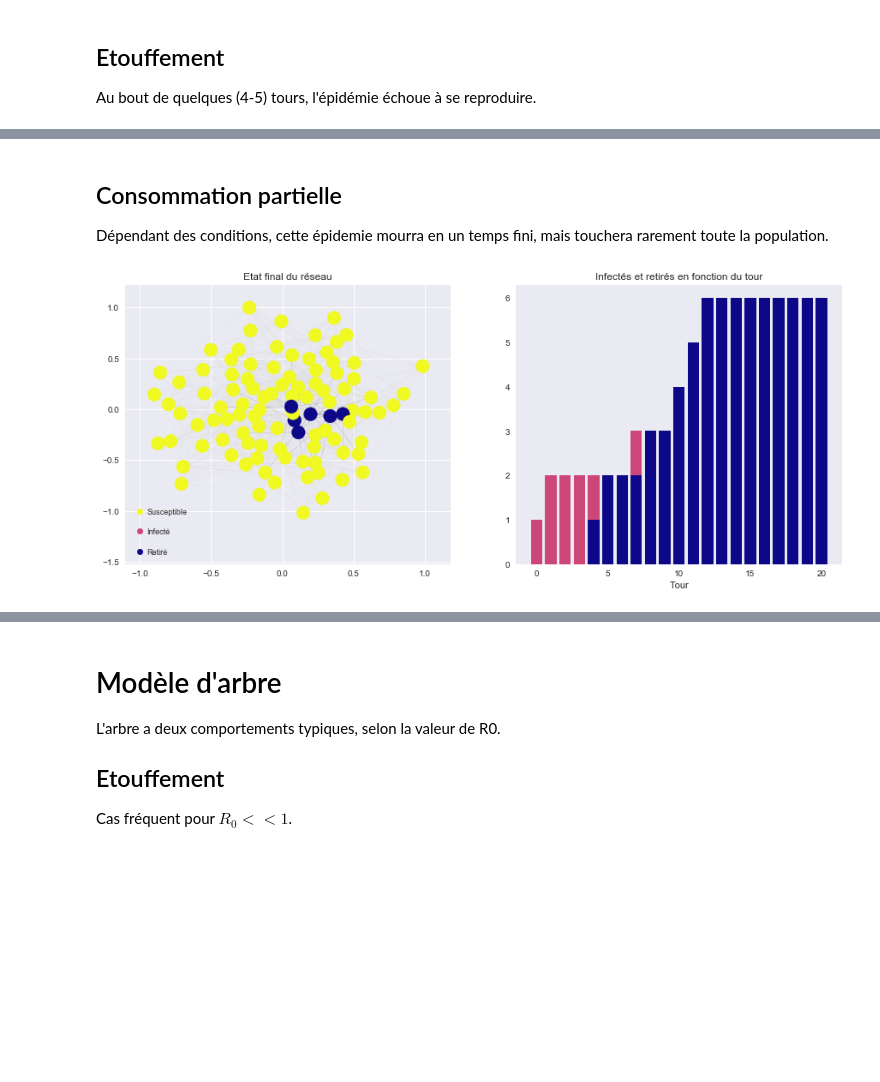
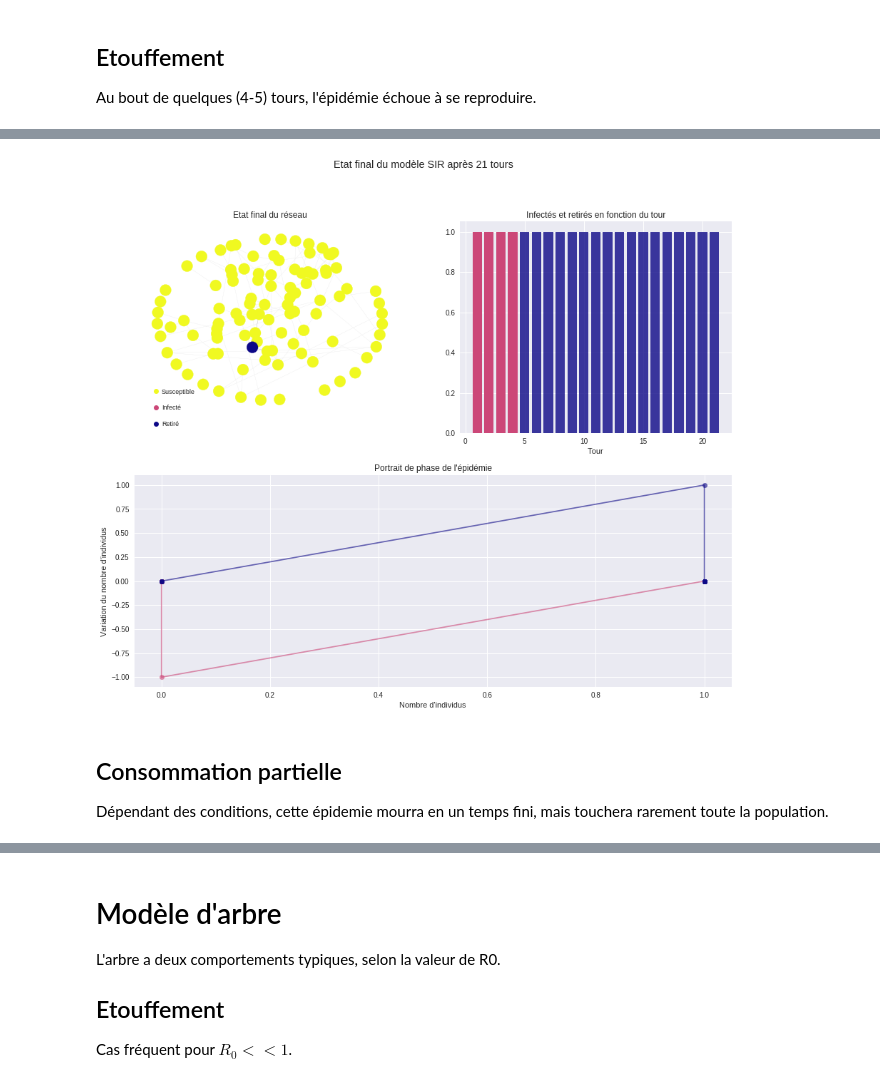
Before and after one commit to farid-fari/epidemics, a Jupyter notebook: epidemics/Exemples.ipynb, the cells around one changed output, grey strips where cells are left out. Cells and saved outputs as stored; diff of their text form; code cells hidden in the pictures; blank space fills up the shorter version.

```diff
--- a/epidemics/Exemples.ipynb
+++ b/epidemics/Exemples.ipynb
@@ -25,7 +18,9 @@ sir.plot(100, 3, 0.01, 20, density=0.01)
+# %%
+s = Sirs(100, [3, 21], 0.08, graph=0.01)
+s.increment(20)
+s.plot()
+# %% [output]
+[figure, added]
 # %% [markdown]
 ## Consommation partielle
 Dépendant des conditions, cette épidemie mourra en un temps fini, mais touchera rarement toute la population.
-# %%
-sir.plot(100, 3, 0.05, 20, density=0.07)
-# %% [output]
-[figure, removed]
```
Also changed, not shown: parts of 21 cells of this notebook, 16 other files.
